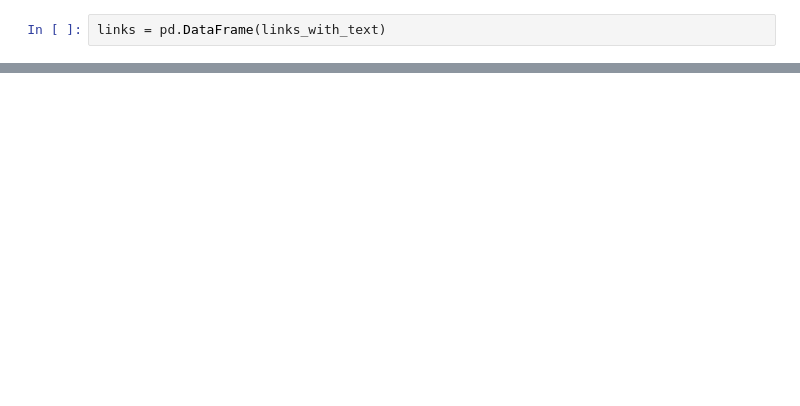
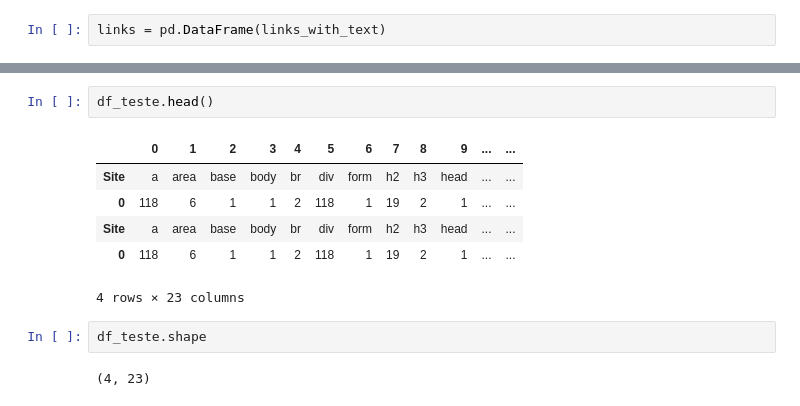
Before and after one commit to espinozachristian/Iniciacao_Cientifica, a Jupyter notebook: start_scrapping.ipynb, the cells around one changed output, grey strips where cells are left out. Drawn from its saved outputs; the diff is of its cells as text; blank space fills up the shorter version.

```diff
--- a/start_scrapping.ipynb
+++ b/start_scrapping.ipynb
@@ -64,0 +207,13 @@ links.to_csv('Sites', sep='\t', encoding='utf-8')
+# %%
+df_teste.head()
+# %% [output]
+|  | 0 | 1 | 2 | 3 | 4 | 5 | 6 | 7 | 8 | 9 | ... | ... |
+| Site | a | area | base | body | br | div | form | h2 | h3 | head | ... | ... |
+| 0 | 118 | 6 | 1 | 1 | 2 | 118 | 1 | 19 | 2 | 1 | ... | ... |
+| Site | a | area | base | body | br | div | form | h2 | h3 | head | ... | ... |
+| 0 | 118 | 6 | 1 | 1 | 2 | 118 | 1 | 19 | 2 | 1 | ... | ... |
+4 rows × 23 columns
+# %%
+df_teste.shape
+# %% [output]
+(4, 23)
```
Also changed, not shown: parts of 30 cells of this notebook, 1 other file.
